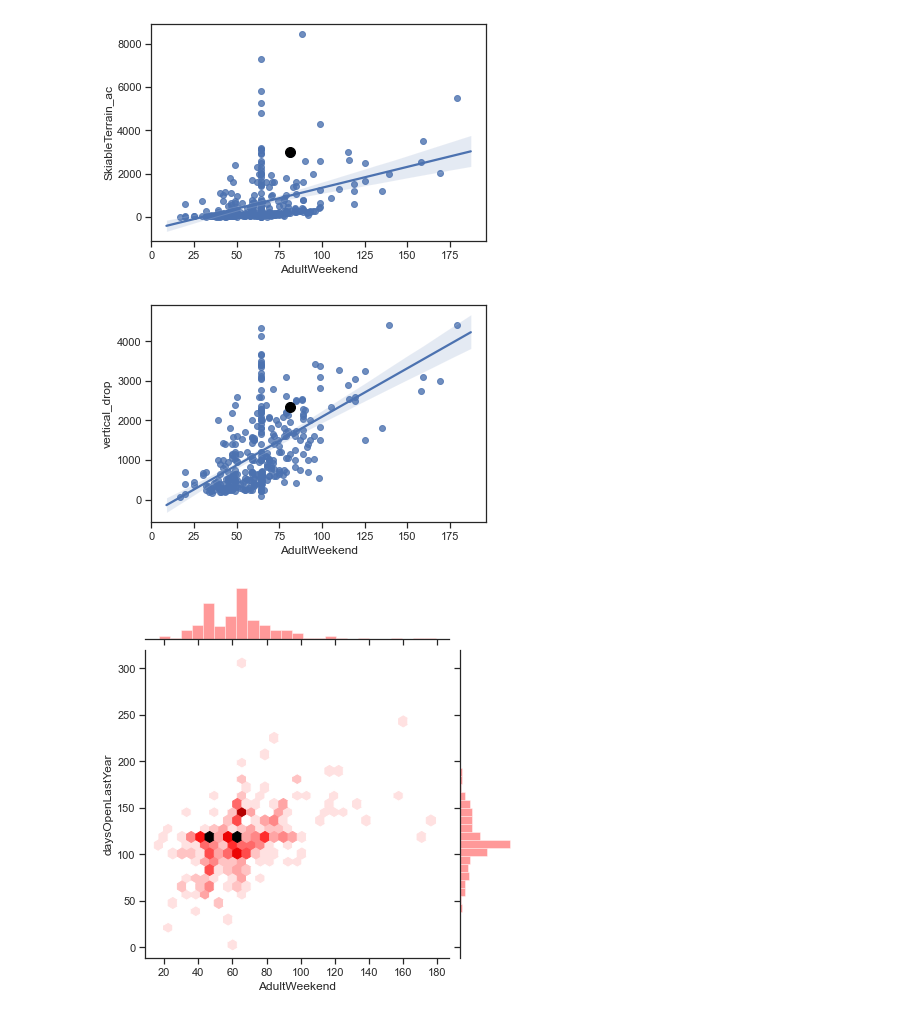
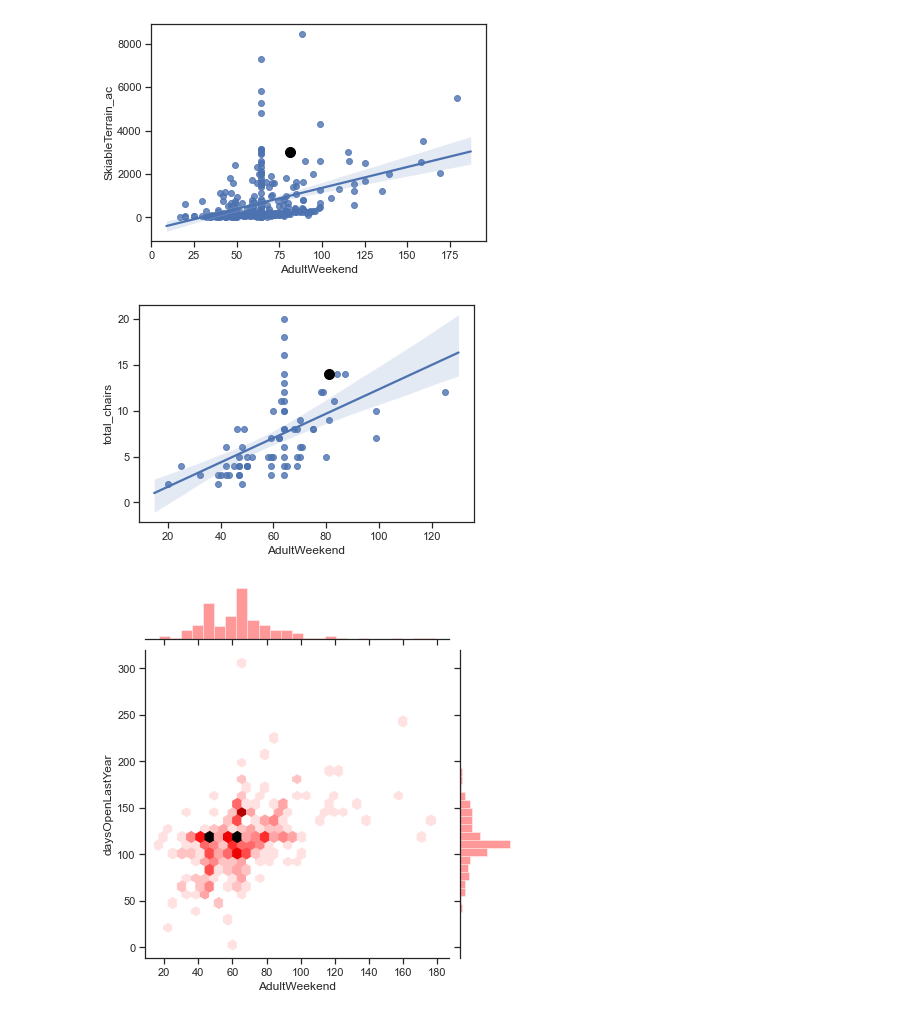
Before and after one commit to jswojcik/Springboard-Git-Repo, a Jupyter notebook: Guided_Capstone/Documentation/Notebook_stepsix.ipynb, the cells around one changed output. Cells and saved outputs as stored; diff of their text form; code cells hidden in the pictures.

```diff
--- a/Guided_Capstone/Documentation/Notebook_stepsix.ipynb
+++ b/Guided_Capstone/Documentation/Notebook_stepsix.ipynb
@@ -141,11 +141,11 @@ plt.savefig(r'C:\Users\Jake Wojcik\Documents\Springboard\DS Career Track Course\
 # %% [output]
 [figure]
 # %%
-sns.regplot(x="AdultWeekend", y="vertical_drop", data=df)
-plt.scatter(x="AdultWeekend", y="vertical_drop", data=ac, c='black',s=100)
-plt.savefig(r'C:\Users\Jake Wojcik\Documents\Springboard\DS Career Track Course\Guided Capstone\Data Wrangling\Step 2\figures\verticaldrop_Adultweekend.png',bbox_inches='tight')
+sns.regplot(x="AdultWeekend", y="total_chairs", data=df[(df['clusters']==1)])
+plt.scatter(x="AdultWeekend", y="total_chairs", data=ac, c='black',s=100)
+plt.savefig(r'C:\Users\Jake Wojcik\Documents\Springboard\DS Career Track Course\Guided Capstone\Data Wrangling\Step 2\figures\total_chair_adweekend.png',bbox_inches='tight')
 # %% [output]
-[figure, old version]
+[figure, new version]
 # %%
 sns.set(style="ticks")
 sns.jointplot(x=df['AdultWeekend'], y=df['daysOpenLastYear'], kind="hex", color="red")
```
Also changed, not shown: parts of 3 cells of this notebook.
